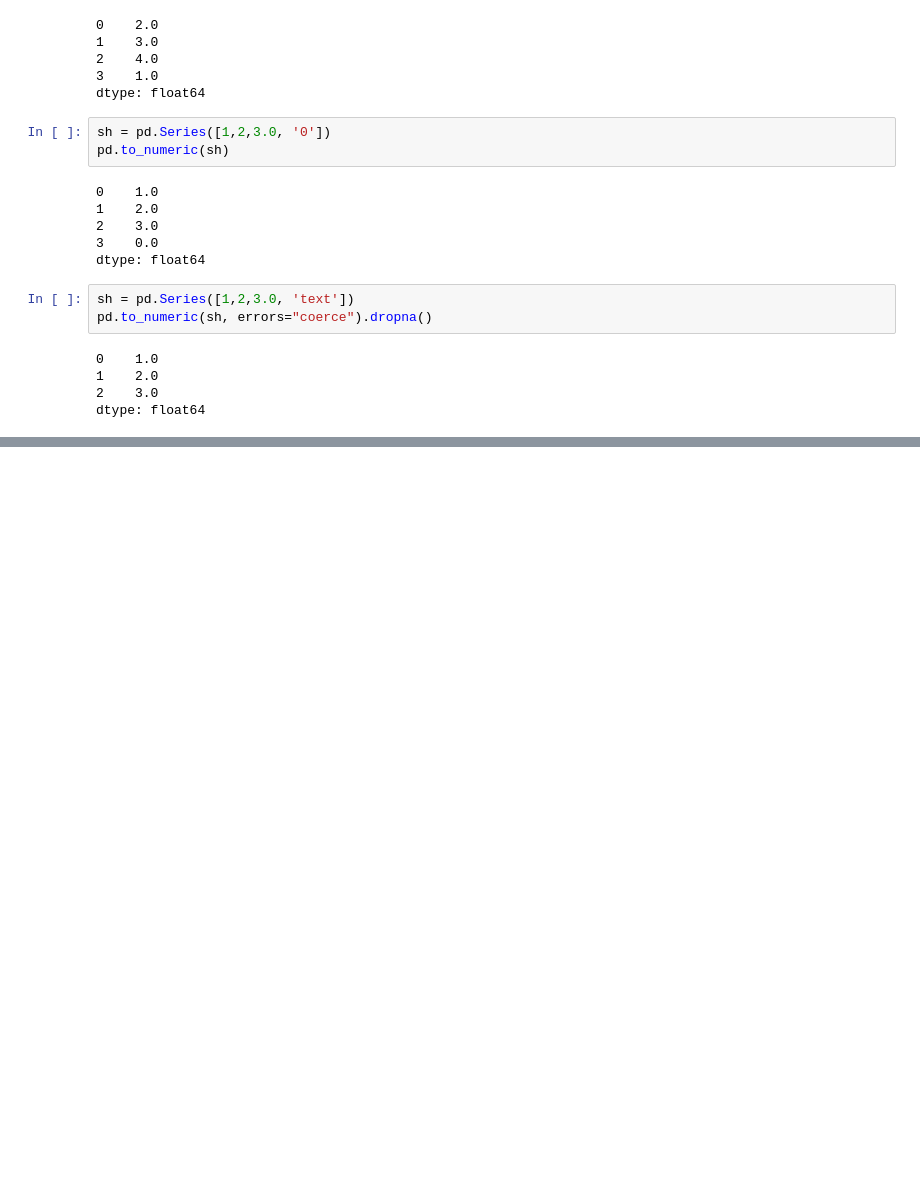
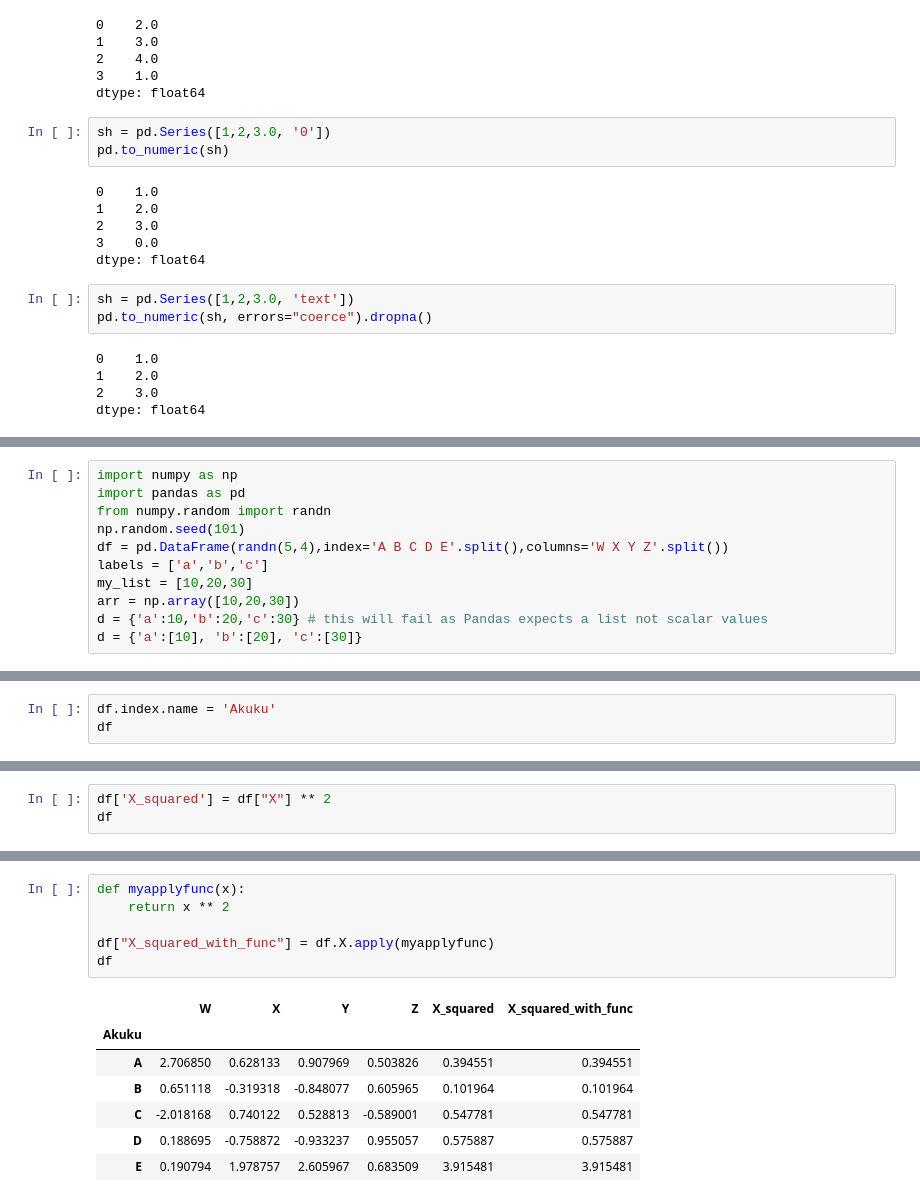
Before and after one commit to Rafles29/PPDA, a Jupyter notebook: labolatories/lab6.ipynb, the cells around one changed output, grey strips where cells are left out. Drawn from its saved outputs; the diff is of its cells as text; blank space fills up the shorter version.

```diff
--- a/labolatories/lab6.ipynb
+++ b/labolatories/lab6.ipynb
@@ -105,0 +323,11 @@ dtype: float64
+# %%
+import numpy as np
+import pandas as pd
+from numpy.random import randn
+np.random.seed(101)
+df = pd.DataFrame(randn(5,4),index='A B C D E'.split(),columns='W X Y Z'.split())
+labels = ['a','b','c']
+my_list = [10,20,30]
+arr = np.array([10,20,30])
+d = {'a':10,'b':20,'c':30} # this will fail as Pandas expects a list not scalar values
+d = {'a':[10], 'b':[20], 'c':[30]}
@@ -105,0 +357,3 @@ dtype: float64
+# %%
+df.index.name = 'Akuku'
+df
@@ -105,0 +368,3 @@ dtype: float64
+# %%
+df['X_squared'] = df["X"] ** 2
+df
@@ -105,0 +379,14 @@ dtype: float64
+# %%
+def myapplyfunc(x):
+    return x ** 2
+
+df["X_squared_with_func"] = df.X.apply(myapplyfunc)
+df
+# %% [output]
+|  | W | X | Y | Z | X_squared | X_squared_with_func |
+| Akuku |  |  |  |  |  |  |
+| A | 2.706850 | 0.628133 | 0.907969 | 0.503826 | 0.394551 | 0.394551 |
+| B | 0.651118 | -0.319318 | -0.848077 | 0.605965 | 0.101964 | 0.101964 |
+| C | -2.018168 | 0.740122 | 0.528813 | -0.589001 | 0.547781 | 0.547781 |
+| D | 0.188695 | -0.758872 | -0.933237 | 0.955057 | 0.575887 | 0.575887 |
+| E | 0.190794 | 1.978757 | 2.605967 | 0.683509 | 3.915481 | 3.915481 |
```
Also changed, not shown: parts of 64 cells of this notebook, 6 other files.
